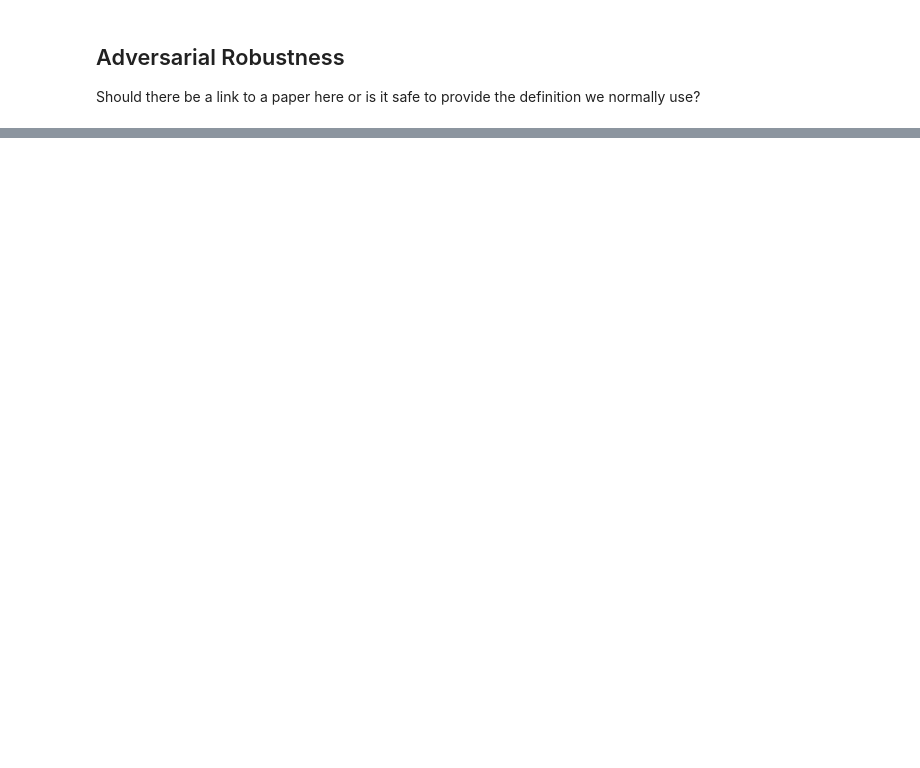
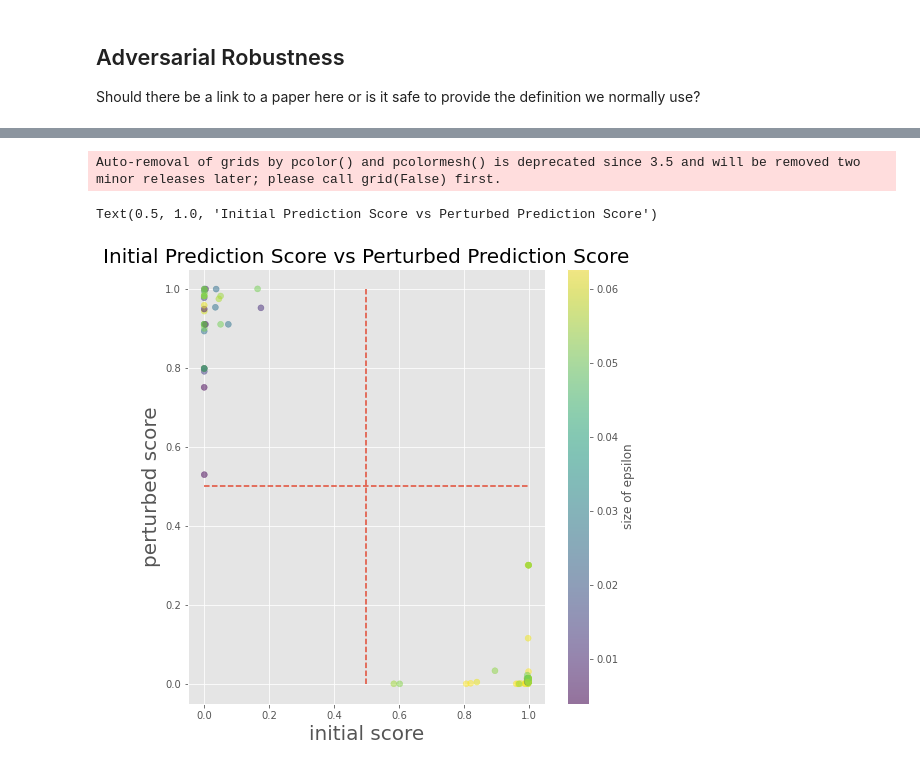
Before and after one commit to msalihs/advertorch, a Jupyter notebook: advertorch_examples/tutorial_blackbox_model_validation.ipynb, the cells around one changed output, grey strips where cells are left out. Cells and saved outputs as stored; diff of their text form; code cells hidden in the pictures; blank space fills up the shorter version.

```diff
--- a/advertorch_examples/tutorial_blackbox_model_validation.ipynb
+++ b/advertorch_examples/tutorial_blackbox_model_validation.ipynb
@@ -352,0 +334,20 @@ class ScaledLinfNeighbourhood(LinfNeighbourhood):
+# %%
+fig, ax = plt.subplots(1, 1, figsize=(8,8))
+
+sc = ax.scatter(x=y_prob[idx],
+                y=y_prob_best_adv[idx],
+                c=best_eps[idx],
+                alpha=0.5)
+
+cbar = plt.colorbar(sc)
+cbar.set_label('size of epsilon', fontsize=12)
+plt.xlabel('initial score', fontsize=20)
+plt.ylabel('perturbed score', fontsize=20)
+
+plt.hlines(0.5, 0, 1, linestyles="--")
+_ = plt.vlines(0.5, 0, 1, linestyles="--")
+plt.title('Initial Prediction Score vs Perturbed Prediction Score', fontsize=20)
+# %% [output]
+Auto-removal of grids by pcolor() and pcolormesh() is deprecated since 3.5 and will be removed two minor releases later; please call grid(False) first.
+Text(0.5, 1.0, 'Initial Prediction Score vs Perturbed Prediction Score')
+[figure, added]
```
Also changed, not shown: parts of 25 cells of this notebook.
